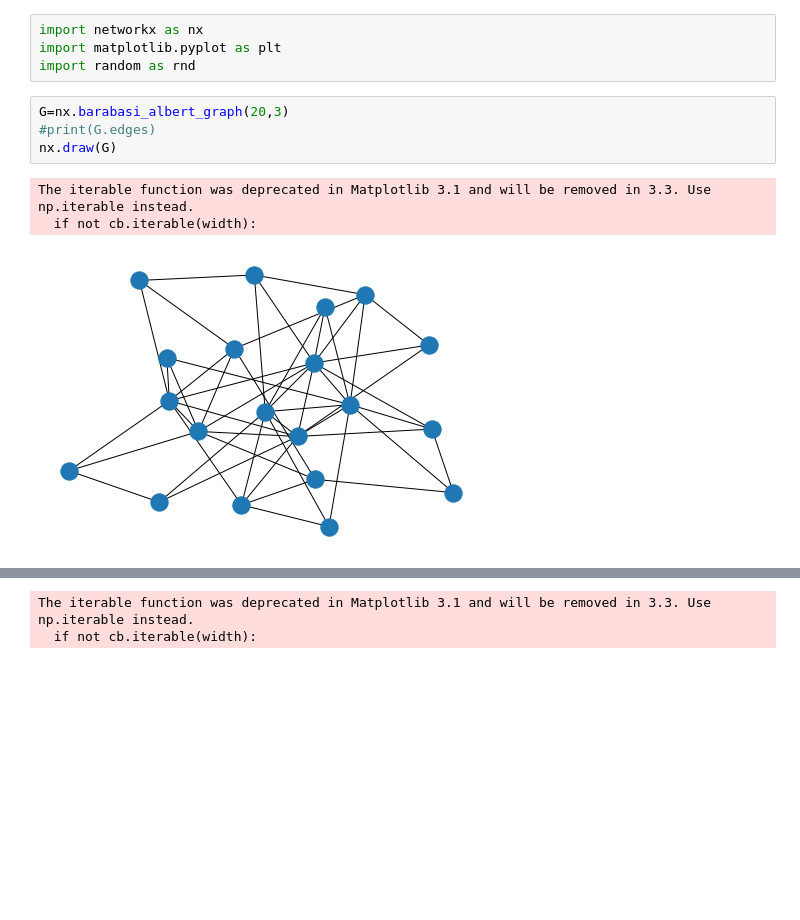
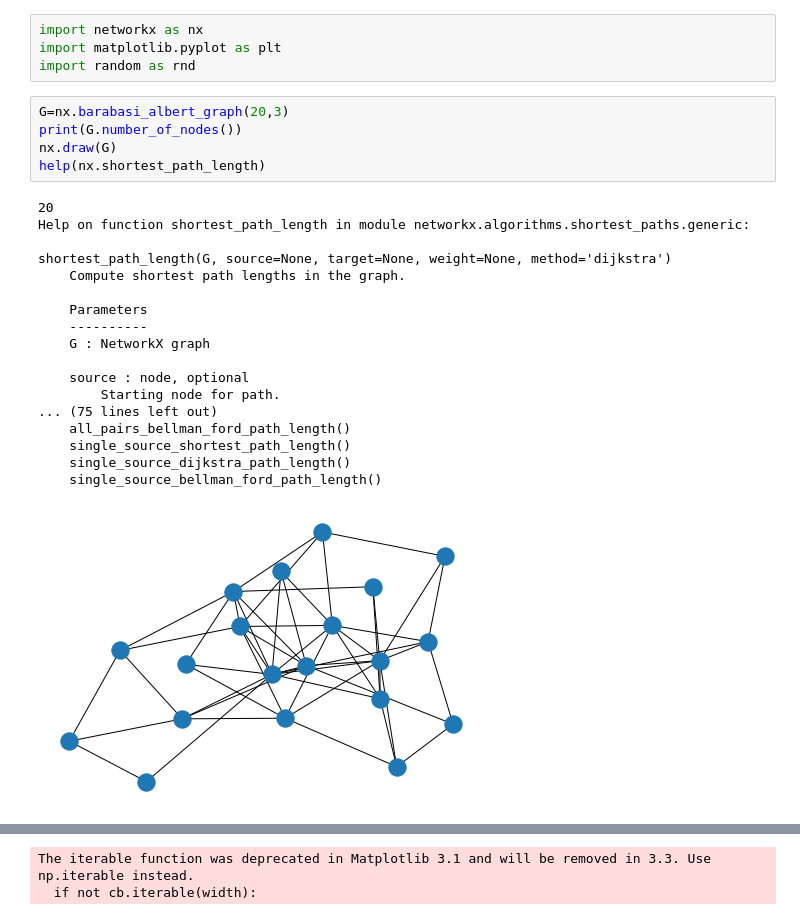
Before and after one commit to czylabsonasa/nx, a Jupyter notebook: probaG.ipynb, the cells around one changed output, grey strips where cells are left out. Saved outputs shown, nothing was run; the diff lists cells and outputs as text; blank space fills up the shorter version.

```diff
--- a/probaG.ipynb
+++ b/probaG.ipynb
@@ -4,12 +4,28 @@ import matplotlib.pyplot as plt
 import random as rnd
 # %%
 G=nx.barabasi_albert_graph(20,3)
-#print(G.edges)
+print(G.number_of_nodes())
 nx.draw(G)
+help(nx.shortest_path_length)
 # %% [output]
-The iterable function was deprecated in Matplotlib 3.1 and will be removed in 3.3. Use np.iterable instead.
-  if not cb.iterable(width):
+20
+Help on function shortest_path_length in module networkx.algorithms.shortest_paths.generic:
+
+shortest_path_length(G, source=None, target=None, weight=None, method='dijkstra')
+    Compute shortest path lengths in the graph.
+
+    Parameters
+    ----------
+    G : NetworkX graph
+
+    source : node, optional
+        Starting node for path.
+... (75 lines left out)
+    all_pairs_bellman_ford_path_length()
+    single_source_shortest_path_length()
+    single_source_dijkstra_path_length()
+    single_source_bellman_ford_path_length()
-[figure, old version]
+[figure, new version]
 # %%
 color=["red","blue"]
 s=[[],[]]
```
Also changed, not shown: parts of 2 cells of this notebook, 1 other file.
